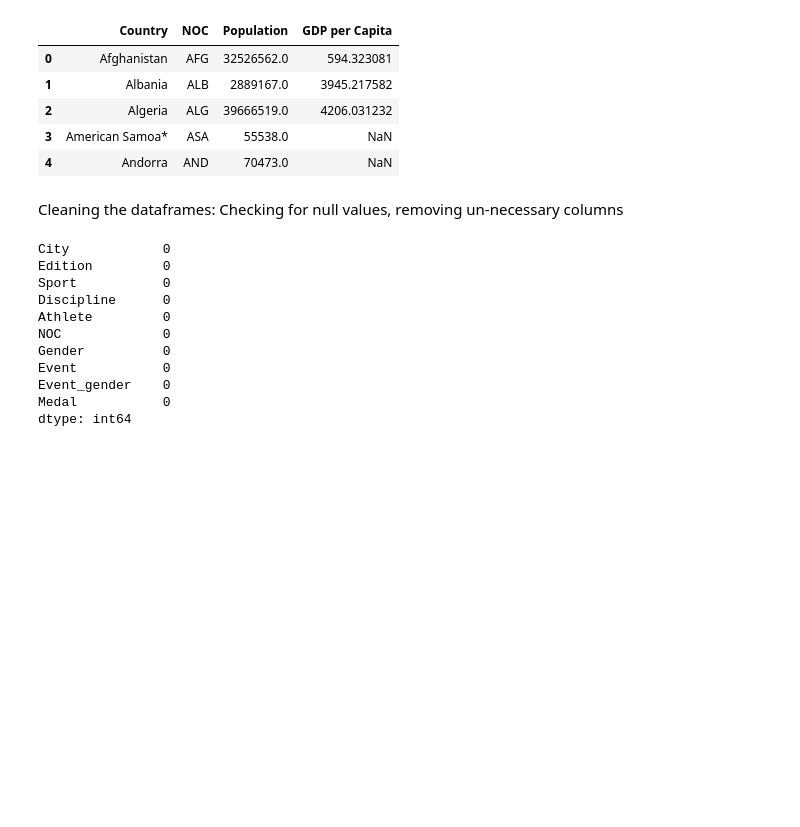
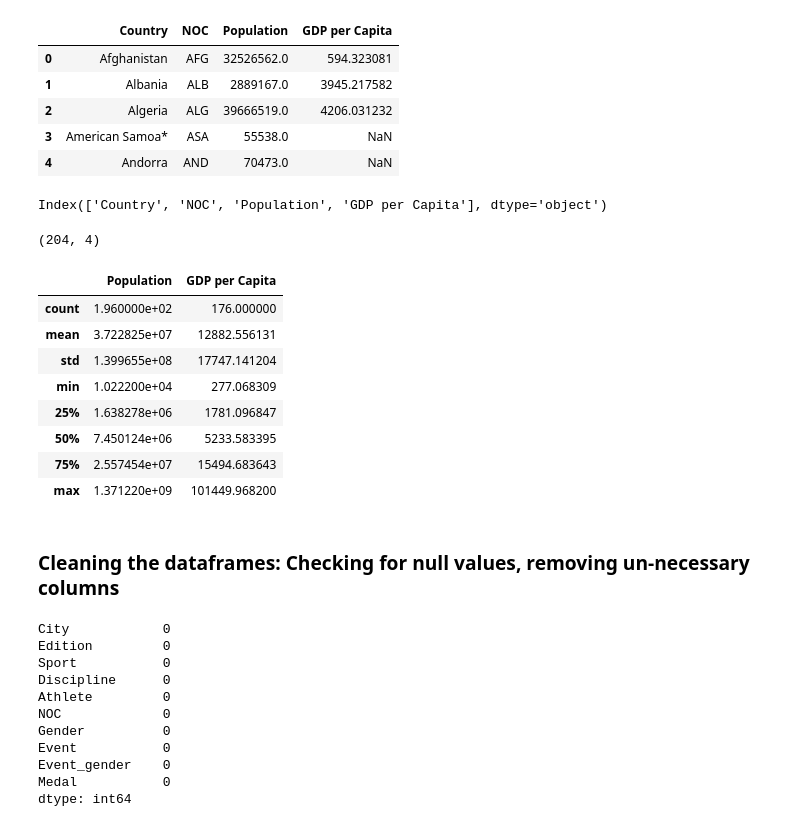
Before and after one commit to Manudeep-git/Jimmy-Wrangler-Data-Explorer, a Jupyter notebook: notebooks/ Data Science First Project.ipynb, the cells around one changed output. Cells and saved outputs as stored; diff of their text form; code cells hidden in the pictures; blank space fills up the shorter version.

```diff
--- a/notebooks/ Data Science First Project.ipynb
+++ b/notebooks/ Data Science First Project.ipynb
@@ -41,8 +75,28 @@ countries.head()
 | 2 | Algeria | ALG | 39666519.0 | 4206.031232 |
 | 3 | American Samoa* | ASA | 55538.0 | NaN |
 | 4 | Andorra | AND | 70473.0 | NaN |
+# %%
+countries.columns
+# %% [output]
+Index(['Country', 'NOC', 'Population', 'GDP per Capita'], dtype='object')
+# %%
+countries.shape
+# %% [output]
+(204, 4)
+# %%
+countries.describe()
+# %% [output]
+|  | Population | GDP per Capita |
+| count | 1.960000e+02 | 176.000000 |
+| mean | 3.722825e+07 | 12882.556131 |
+| std | 1.399655e+08 | 17747.141204 |
+| min | 1.022200e+04 | 277.068309 |
+| 25% | 1.638278e+06 | 1781.096847 |
+| 50% | 7.450124e+06 | 5233.583395 |
+| 75% | 2.557454e+07 | 15494.683643 |
+| max | 1.371220e+09 | 101449.968200 |
 # %% [markdown]
-Cleaning the dataframes: Checking for null values, removing un-necessary columns
+### Cleaning the dataframes: Checking for null values, removing un-necessary columns
 # %%
 olympics.isnull().sum()
 # %% [output]
```
Also changed, not shown: parts of 13 cells of this notebook, 12 other files.
